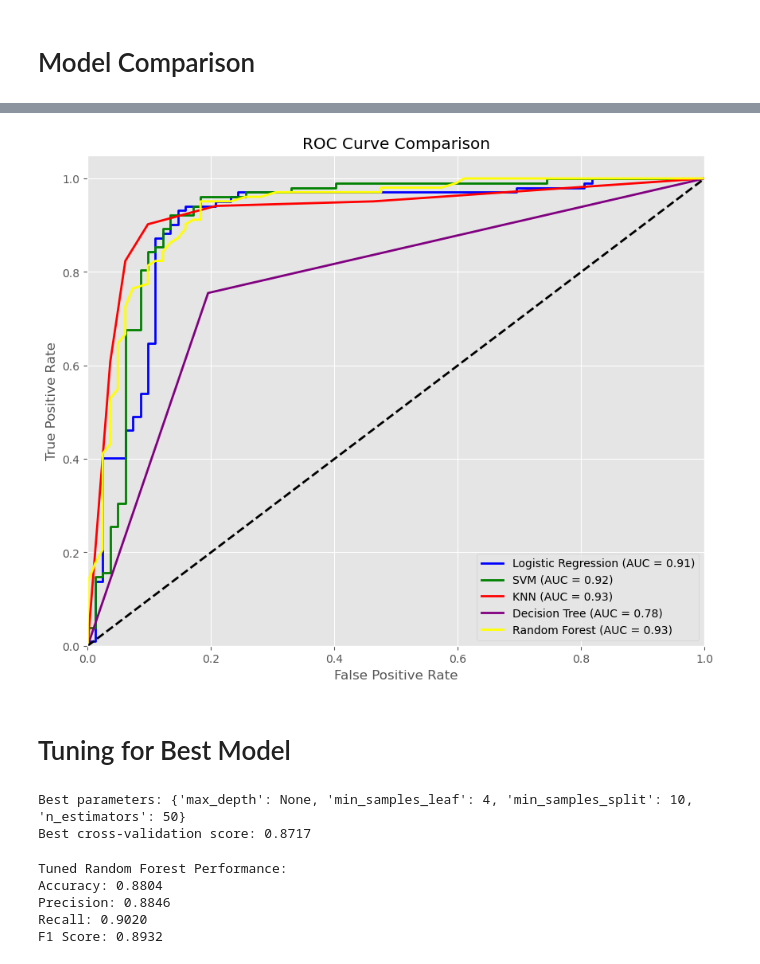
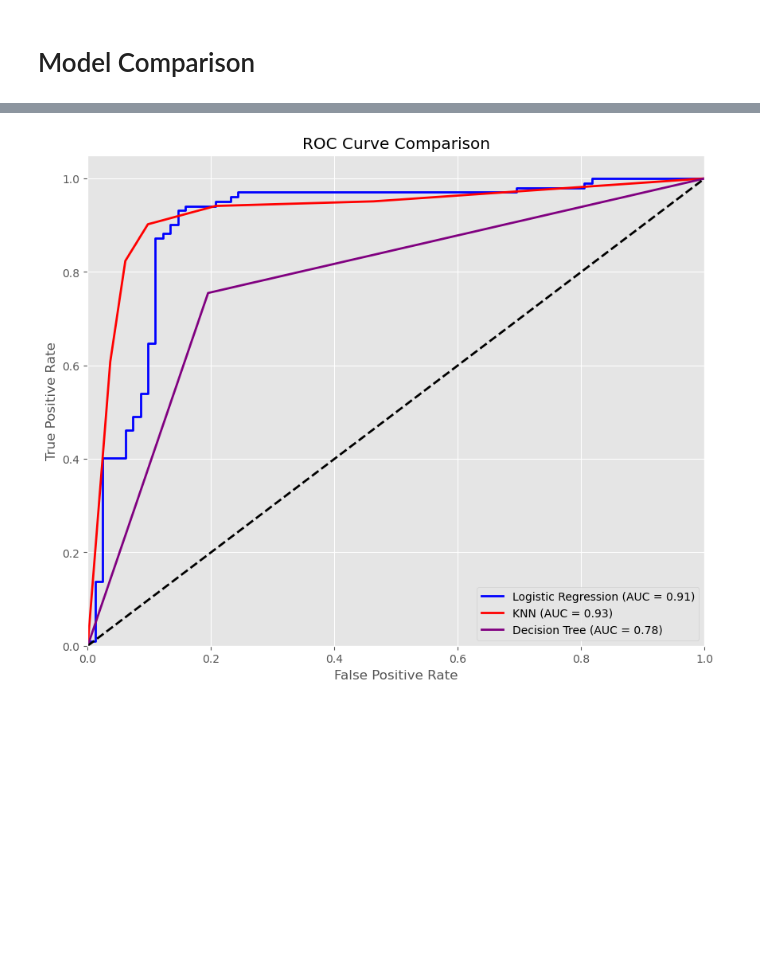
Before and after one commit to HongxuTeoh/AI_Assignment, a Jupyter notebook: wong.ipynb, the cells around one changed output, grey strips where cells are left out. Cells and saved outputs as stored; diff of their text form; code cells hidden in the pictures; blank space fills up the shorter version.

```diff
--- a/wong.ipynb
+++ b/wong.ipynb
@@ -402,18 +408,0 @@ F1 Score: 0.9109
-# %%
-# Support Vector Machine
-svm = SVC(probability=True, random_state=42)
-svm.fit(X_train_scaled, y_train)
-y_pred_svm = svm.predict(X_test_scaled)
-y_pred_prob_svm = svm.predict_proba(X_test_scaled)[:, 1]
-
-# Evaluate the model
-accuracy_svm = accuracy_score(y_test, y_pred_svm)
-precision_svm = precision_score(y_test, y_pred_svm)
-recall_svm = recall_score(y_test, y_pred_svm)
-f1_svm = f1_score(y_test, y_pred_svm)
-
-print("SVM Performance:")
-print(f"Accuracy: {accuracy_svm:.4f}")
-print(f"Precision: {precision_svm:.4f}")
-print(f"Recall: {recall_svm:.4f}")
-print(f"F1 Score: {f1_svm:.4f}")
@@ -550,74 +517,28 @@ plt.show()
 # %%
 # ROC Curve comparison
 fig, ax = plt.subplots(figsize=(10, 8))
 
 # Plot ROC curve for each model
 models = {
     'Logistic Regression': (y_pred_prob_lr, 'blue'),
-    'SVM': (y_pred_prob_svm, 'green'),
     'KNN': (y_pred_prob_knn, 'red'),
     'Decision Tree': (y_pred_prob_dt, 'purple'),
-    'Random Forest': (y_pred_prob_rf, 'yellow'),
 
 }
 
 for model_name, (y_pred_prob, color) in models.items():
     fpr, tpr, _ = roc_curve(y_test, y_pred_prob)
     roc_auc = auc(fpr, tpr)
     ax.plot(fpr, tpr, color=color, lw=2,
             label=f'{model_name} (AUC = {roc_auc:.2f})')
 
 ax.plot([0, 1], [0, 1], 'k--', lw=2)
 ax.set_xlim([0.0, 1.0])
 ax.set_ylim([0.0, 1.05])
 ax.set_xlabel('False Positive Rate')
 ax.set_ylabel('True Positive Rate')
 ax.set_title('ROC Curve Comparison')
 ax.legend(loc='lower right')
 plt.show()
 # %% [output]
-[figure, old version]
+[figure, new version]
-# %% [markdown]
-# Tuning for Best Model
-# %%
-# Hyperparameter tuning for Random Forest
-param_grid = {
-    'n_estimators': [50, 100, 200],
-    'max_depth': [None, 10, 20, 30],
-    'min_samples_split': [2, 5, 10],
-    'min_samples_leaf': [1, 2, 4]
-}
-
-rf = RandomForestClassifier(random_state=42)
-grid_search = GridSearchCV(estimator=rf, param_grid=param_grid,
-                           cv=5, n_jobs=-1, scoring='accuracy')
-grid_search.fit(X_train_scaled, y_train)
-
-print("Best parameters:", grid_search.best_params_)
-print("Best cross-validation score: {:.4f}".format(grid_search.best_score_))
-# %% [output]
-Best parameters: {'max_depth': None, 'min_samples_leaf': 4, 'min_samples_split': 10, 'n_estimators': 50}
-Best cross-validation score: 0.8717
-# %%
-# Evaluate the tuned model
-best_rf = grid_search.best_estimator_
-y_pred_best_rf = best_rf.predict(X_test_scaled)
-y_pred_prob_best_rf = best_rf.predict_proba(X_test_scaled)[:, 1]
-
-# Evaluate the model
-accuracy_best_rf = accuracy_score(y_test, y_pred_best_rf)
-precision_best_rf = precision_score(y_test, y_pred_best_rf)
-recall_best_rf = recall_score(y_test, y_pred_best_rf)
-f1_best_rf = f1_score(y_test, y_pred_best_rf)
-
-print("Tuned Random Forest Performance:")
-print(f"Accuracy: {accuracy_best_rf:.4f}")
-print(f"Precision: {precision_best_rf:.4f}")
-print(f"Recall: {recall_best_rf:.4f}")
-print(f"F1 Score: {f1_best_rf:.4f}")
-# %% [output]
-Tuned Random Forest Performance:
-Accuracy: 0.8804
-Precision: 0.8846
-Recall: 0.9020
-F1 Score: 0.8932
```
Also changed, not shown: parts of 21 cells of this notebook.
